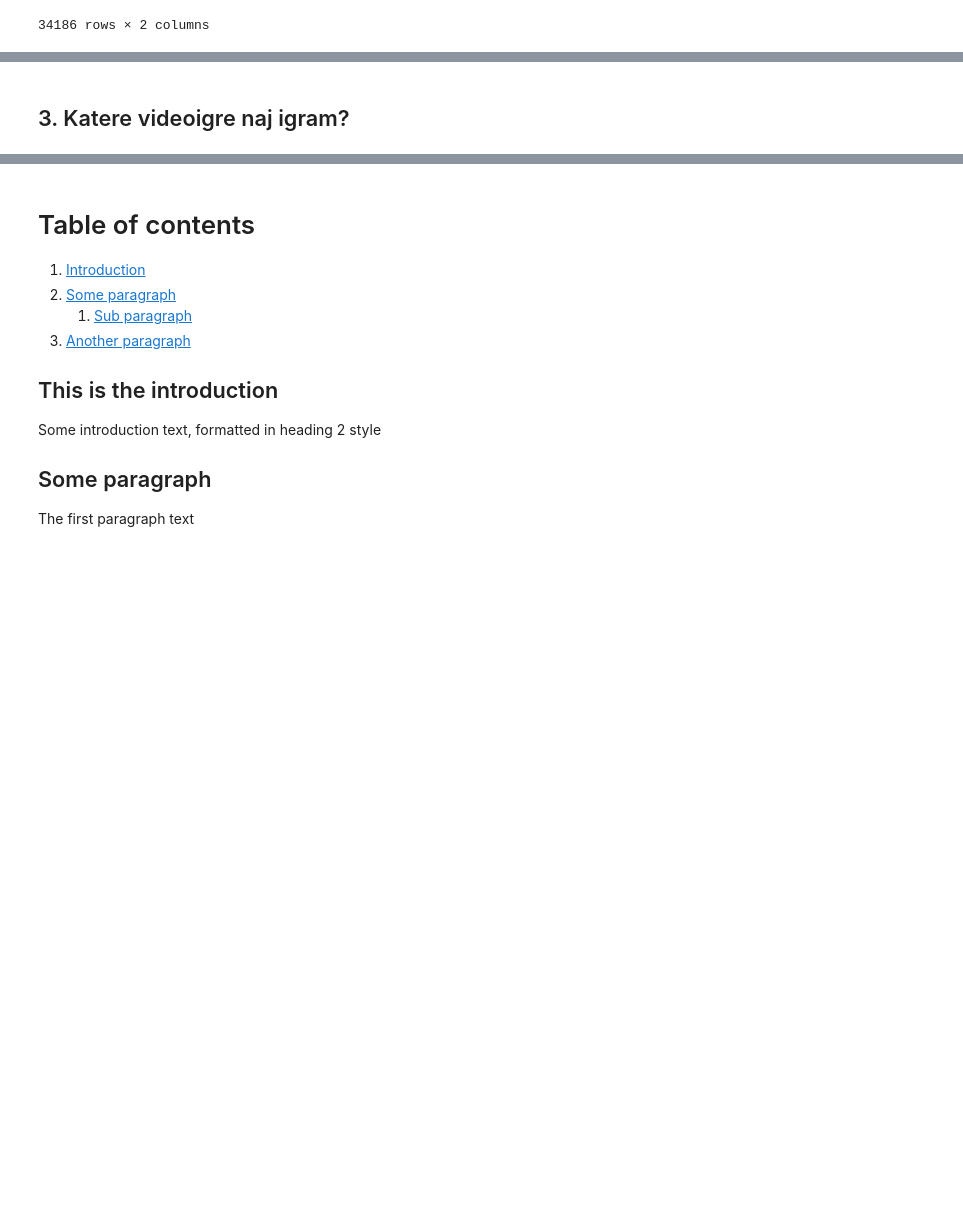
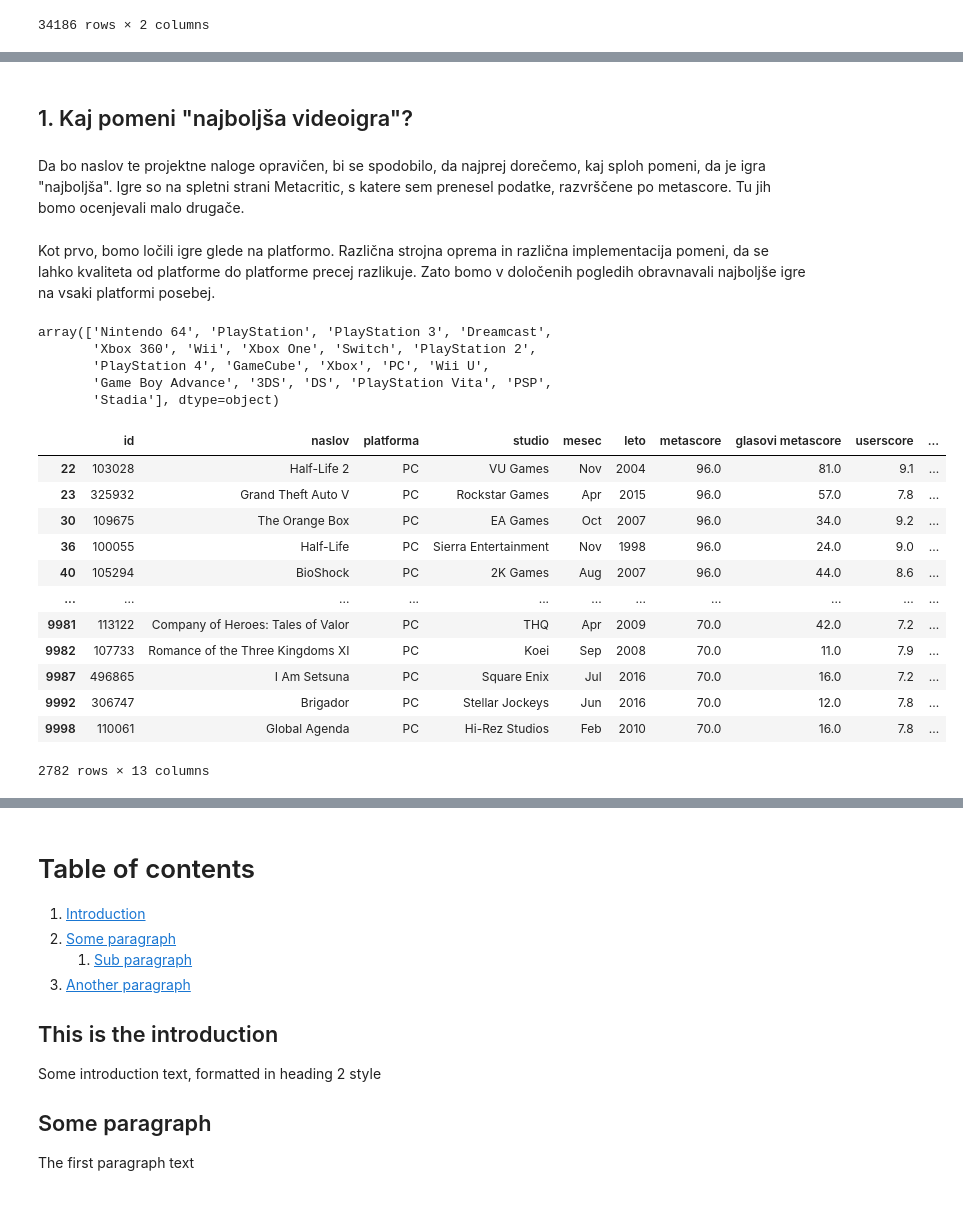
Before and after one commit to benoucakar/Najboljse-videoigre-vseh-casov, a Jupyter notebook: Najboljse_videoigre_vseh_casov.ipynb, the cells around one changed output, grey strips where cells are left out. Cells and saved outputs as stored; diff of their text form; code cells hidden in the pictures; blank space fills up the shorter version.

Commit message:
Se precej igral in implementiral prilagajanje ocen

```diff
--- a/Najboljse_videoigre_vseh_casov.ipynb
+++ b/Najboljse_videoigre_vseh_casov.ipynb
@@ -15,7 +9,7 @@ Preden sploh lahko začnemo z analizo podatkov, moramo seveda pripravit vse potr
 # %%
 import pandas as pd
 
-pd.options.display.max_rows = 15
+pd.options.display.max_rows = 50
 
 %matplotlib inline
 
@@ -60,2 +50,36 @@ zanri
-# %% [markdown]
-## 3. Katere videoigre naj igram?<a name="poglavje3"></a>
+# %% [markdown]
+## 1. Kaj pomeni "najboljša videoigra"?
+# %% [markdown]
+Da bo naslov te projektne naloge opravičen, bi se spodobilo, da najprej dorečemo, kaj sploh pomeni, da je igra "najboljša". Igre so na spletni strani Metacritic, s katere sem prenesel podatke, razvrščene po metascore. Tu jih bomo ocenjevali malo drugače.
+# %% [markdown]
+Kot prvo, bomo ločili igre glede na platformo. Različna strojna oprema in različna implementacija pomeni, da se lahko kvaliteta od platforme do platforme precej razlikuje. Zato bomo v določenih pogledih obravnavali najboljše igre na vsaki platformi posebej.
+# %%
+platforme = igre.platforma.unique()
+platforme
+# %% [output]
+array(['Nintendo 64', 'PlayStation', 'PlayStation 3', 'Dreamcast',
+       'Xbox 360', 'Wii', 'Xbox One', 'Switch', 'PlayStation 2',
+       'PlayStation 4', 'GameCube', 'Xbox', 'PC', 'Wii U',
+       'Game Boy Advance', '3DS', 'DS', 'PlayStation Vita', 'PSP',
+       'Stadia'], dtype=object)
+# %%
+igre_po_platformi = {}
+
+for platforma in platforme:
+    igre_po_platformi[platforma] = igre[igre.platforma == platforma]
+
+igre_po_platformi["PC"]
+# %% [output]
+|  | id | naslov | platforma | studio | mesec | leto | metascore | glasovi metascore | userscore | ... |
+| 22 | 103028 | Half-Life 2 | PC | VU Games | Nov | 2004 | 96.0 | 81.0 | 9.1 | ... |
+| 23 | 325932 | Grand Theft Auto V | PC | Rockstar Games | Apr | 2015 | 96.0 | 57.0 | 7.8 | ... |
+| 30 | 109675 | The Orange Box | PC | EA Games | Oct | 2007 | 96.0 | 34.0 | 9.2 | ... |
+| 36 | 100055 | Half-Life | PC | Sierra Entertainment | Nov | 1998 | 96.0 | 24.0 | 9.0 | ... |
+| 40 | 105294 | BioShock | PC | 2K Games | Aug | 2007 | 96.0 | 44.0 | 8.6 | ... |
+| ... | ... | ... | ... | ... | ... | ... | ... | ... | ... | ... |
+| 9981 | 113122 | Company of Heroes: Tales of Valor | PC | THQ | Apr | 2009 | 70.0 | 42.0 | 7.2 | ... |
+| 9982 | 107733 | Romance of the Three Kingdoms XI | PC | Koei | Sep | 2008 | 70.0 | 11.0 | 7.9 | ... |
+| 9987 | 496865 | I Am Setsuna | PC | Square Enix | Jul | 2016 | 70.0 | 16.0 | 7.2 | ... |
+| 9992 | 306747 | Brigador | PC | Stellar Jockeys | Jun | 2016 | 70.0 | 12.0 | 7.8 | ... |
+| 9998 | 110061 | Global Agenda | PC | Hi-Rez Studios | Feb | 2010 | 70.0 | 16.0 | 7.8 | ... |
+2782 rows × 13 columns
```
Also changed, not shown: parts of 18 cells of this notebook.
